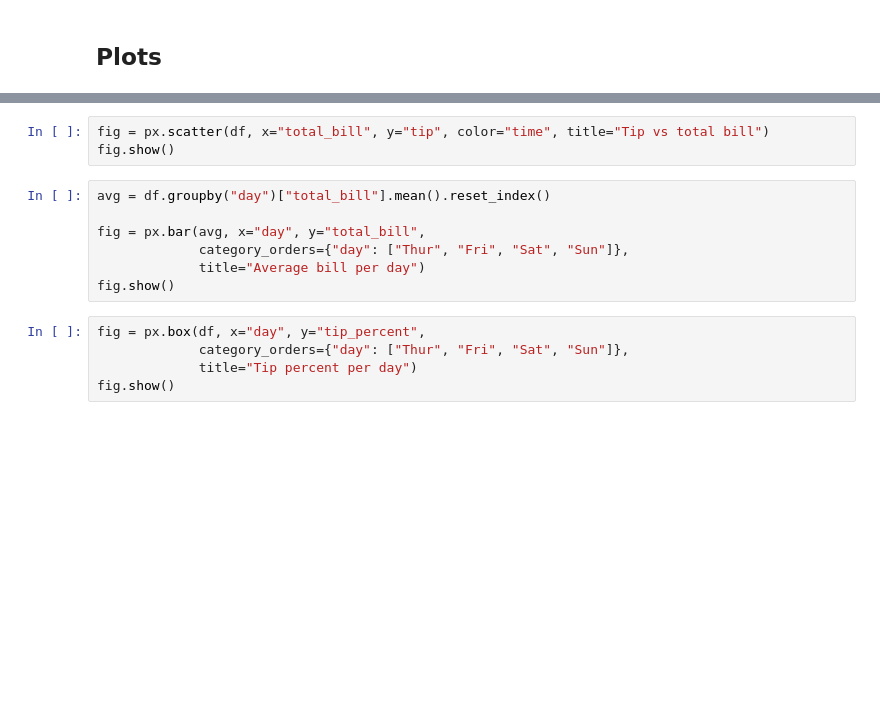
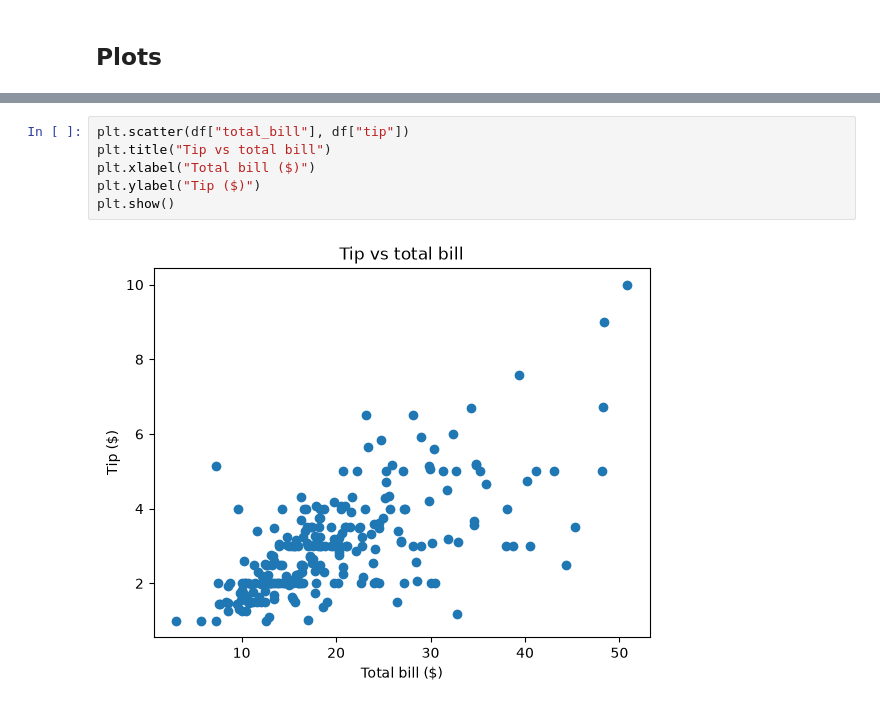
Before and after one commit to sheidashahreki/Data_Analysis_Tasks, a Jupyter notebook: Tips_Analysis.ipynb, the cells around one changed output, grey strips where cells are left out. Saved outputs shown, nothing was run; the diff lists cells and outputs as text; blank space fills up the shorter version.

```diff
--- a/Tips_Analysis.ipynb
+++ b/Tips_Analysis.ipynb
@@ -205,15 +216,8 @@ fig.show()
 # %%
-fig = px.scatter(df, x="total_bill", y="tip", color="time", title="Tip vs total bill")
-fig.show()
+plt.scatter(df["total_bill"], df["tip"])
+plt.title("Tip vs total bill")
+plt.xlabel("Total bill ($)")
+plt.ylabel("Tip ($)")
+plt.show()
+# %% [output]
+[figure, added]
-# %%
-avg = df.groupby("day")["total_bill"].mean().reset_index()
-
-fig = px.bar(avg, x="day", y="total_bill",
-             category_orders={"day": ["Thur", "Fri", "Sat", "Sun"]},
-             title="Average bill per day")
-fig.show()
-# %%
-fig = px.box(df, x="day", y="tip_percent",
-             category_orders={"day": ["Thur", "Fri", "Sat", "Sun"]},
-             title="Tip percent per day")
-fig.show()
```
Also changed, not shown: parts of 13 cells of this notebook.
